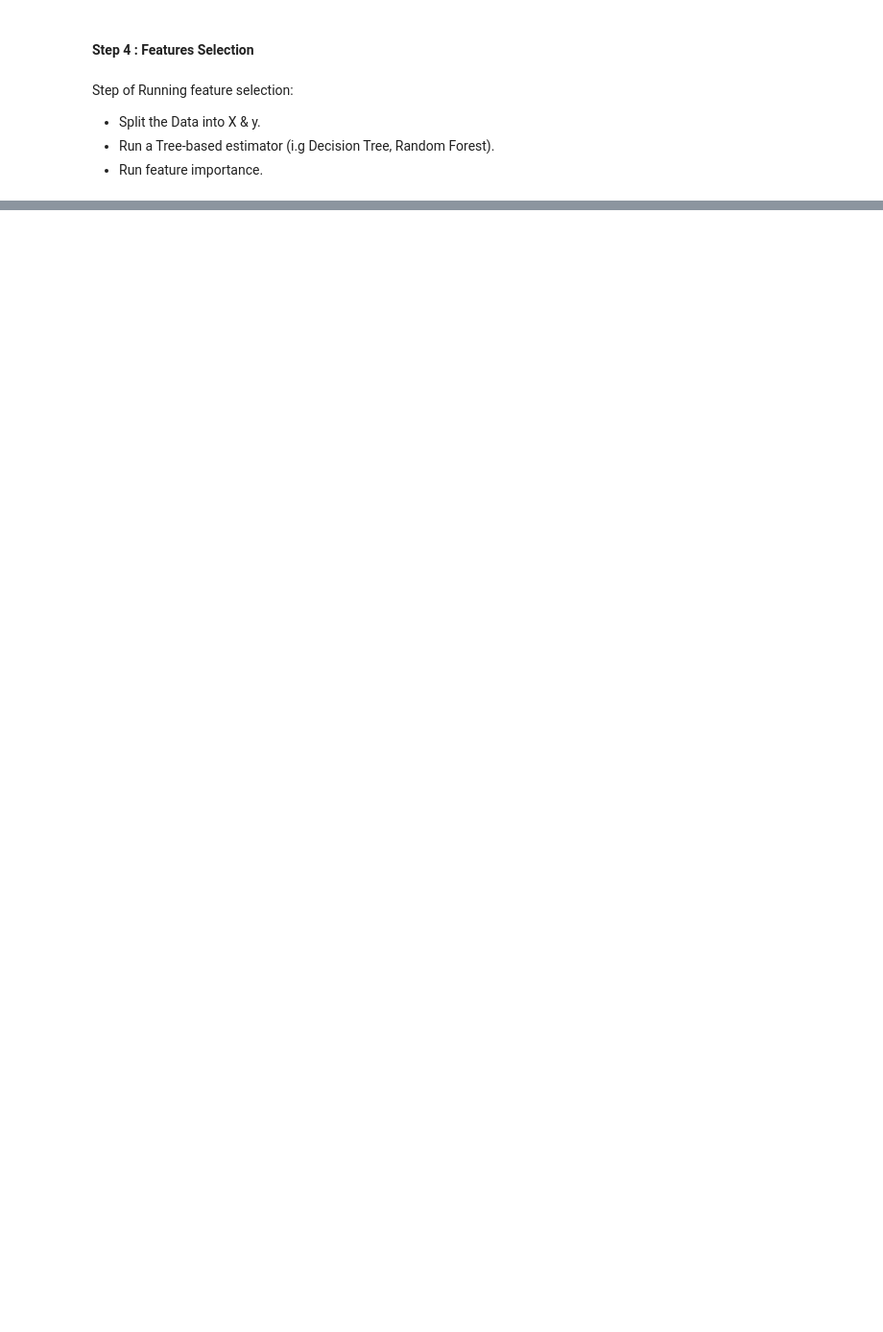
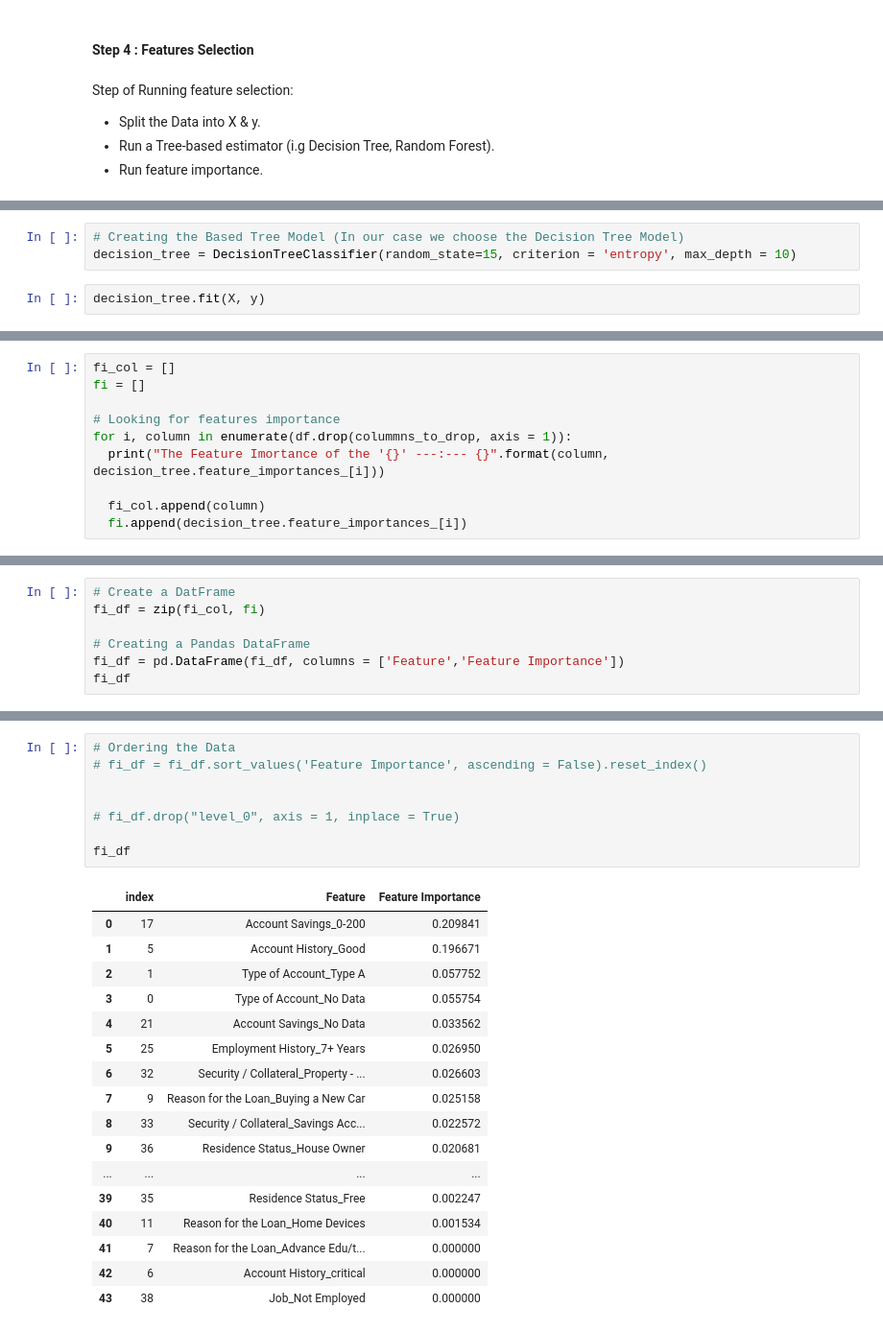
Before and after one commit to Highashikata/Data-Science---Bad-or-Good-Customer-to-give-a-Loan-to-, a Jupyter notebook: Data_Science_Good_or_Bad_Customer_to_give_a_loan_to.ipynb, the cells around one changed output, grey strips where cells are left out. Shown at 96% size. Cells and saved outputs as stored; diff of their text form; blank space fills up the shorter version.

```diff
--- a/Data_Science_Good_or_Bad_Customer_to_give_a_loan_to.ipynb
+++ b/Data_Science_Good_or_Bad_Customer_to_give_a_loan_to.ipynb
@@ -434,0 +479,5 @@ Step of Running feature selection:
+# %%
+# Creating the Based Tree Model (In our case we choose the Decision Tree Model)
+decision_tree = DecisionTreeClassifier(random_state=15, criterion = 'entropy', max_depth = 10)
+# %%
+decision_tree.fit(X, y)
@@ -434,0 +486,10 @@ Step of Running feature selection:
+# %%
+fi_col = []
+fi = []
+
+# Looking for features importance
+for i, column in enumerate(df.drop(colummns_to_drop, axis = 1)):
+  print("The Feature Imortance of the '{}' ---:--- {}".format(column, decision_tree.feature_importances_[i]))
+
+  fi_col.append(column)
+  fi.append(decision_tree.feature_importances_[i])
@@ -434,0 +516,7 @@ Step of Running feature selection:
+# %%
+# Create a DatFrame
+fi_df = zip(fi_col, fi)
+
+# Creating a Pandas DataFrame
+fi_df = pd.DataFrame(fi_df, columns = ['Feature','Feature Importance'])
+fi_df
@@ -434,0 +541,26 @@ Step of Running feature selection:
+# %%
+# Ordering the Data
+# fi_df = fi_df.sort_values('Feature Importance', ascending = False).reset_index()
+
+
+# fi_df.drop("level_0", axis = 1, inplace = True)
+
+fi_df
+# %% [output]
+|  | index | Feature | Feature Importance |
+| 0 | 17 | Account Savings_0-200 | 0.209841 |
+| 1 | 5 | Account History_Good | 0.196671 |
+| 2 | 1 | Type of Account_Type A | 0.057752 |
+| 3 | 0 | Type of Account_No Data | 0.055754 |
+| 4 | 21 | Account Savings_No Data | 0.033562 |
+| 5 | 25 | Employment History_7+ Years | 0.026950 |
+| 6 | 32 | Security / Collateral_Property - ... | 0.026603 |
+| 7 | 9 | Reason for the Loan_Buying a New Car | 0.025158 |
+| 8 | 33 | Security / Collateral_Savings Acc... | 0.022572 |
+| 9 | 36 | Residence Status_House Owner | 0.020681 |
+| ... | ... | ... | ... |
+| 39 | 35 | Residence Status_Free | 0.002247 |
+| 40 | 11 | Reason for the Loan_Home Devices | 0.001534 |
+| 41 | 7 | Reason for the Loan_Advance Edu/t... | 0.000000 |
+| 42 | 6 | Account History_critical | 0.000000 |
+| 43 | 38 | Job_Not Employed | 0.000000 |
```
Also changed, not shown: parts of 21 cells of this notebook.
